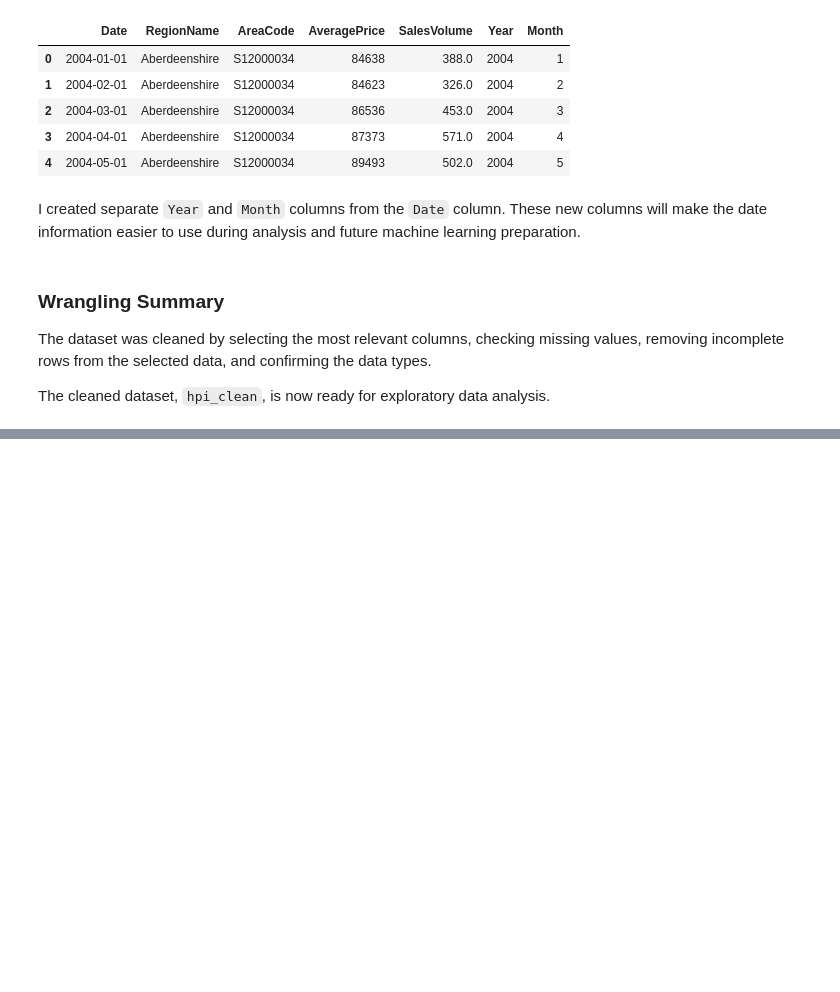
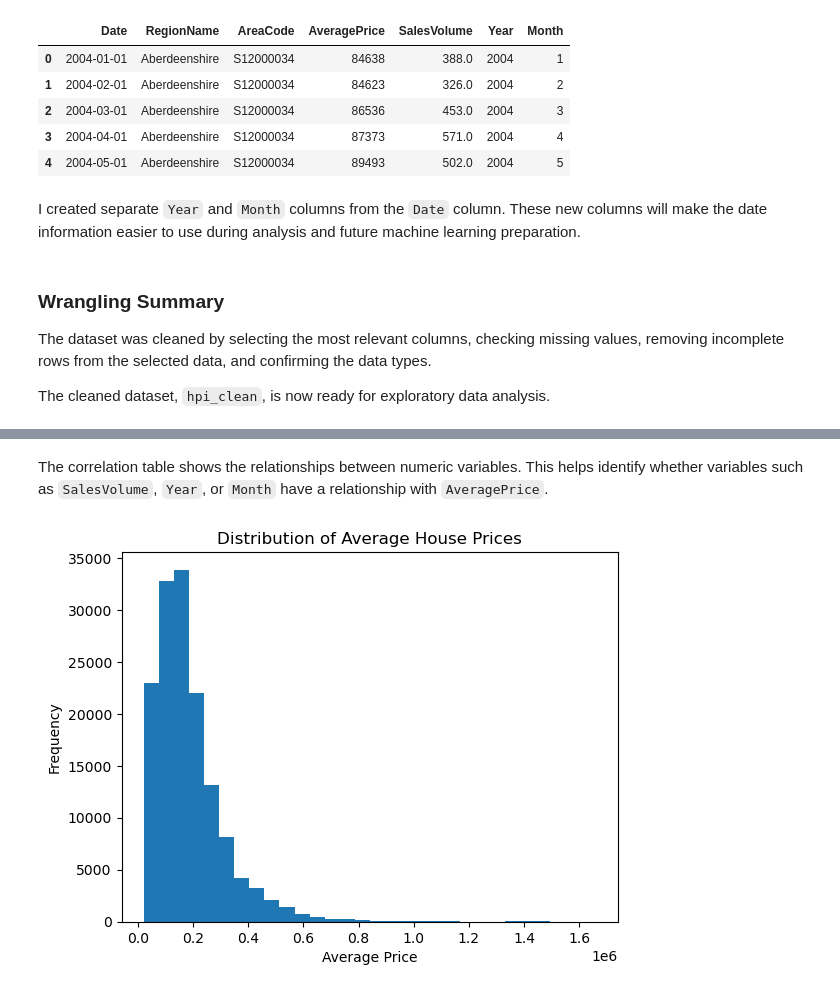
Before and after one commit to 8055-NVW/ml-ai-foundations-portfolio, a Jupyter notebook: ml_ai_foundations_project.ipynb, the cells around one changed output, grey strips where cells are left out. Drawn from its saved outputs; the diff is of its cells as text; code cells hidden in the pictures; blank space fills up the shorter version.

Commit message:
Explore cleaned dataset

```diff
--- a/ml_ai_foundations_project.ipynb
+++ b/ml_ai_foundations_project.ipynb
@@ -227,0 +276,12 @@ The cleaned dataset, `hpi_clean`, is now ready for exploratory data analysis.
+# %% [markdown]
+The correlation table shows the relationships between numeric variables. This helps identify whether variables such as `SalesVolume`, `Year`, or `Month` have a relationship with `AveragePrice`.
+# %%
+import matplotlib.pyplot as plt
+
+plt.hist(hpi_clean["AveragePrice"], bins=30)
+plt.title("Distribution of Average House Prices")
+plt.xlabel("Average Price")
+plt.ylabel("Frequency")
+plt.show()
+# %% [output]
+[figure, added]
```
Also changed, not shown: parts of 14 cells of this notebook.
